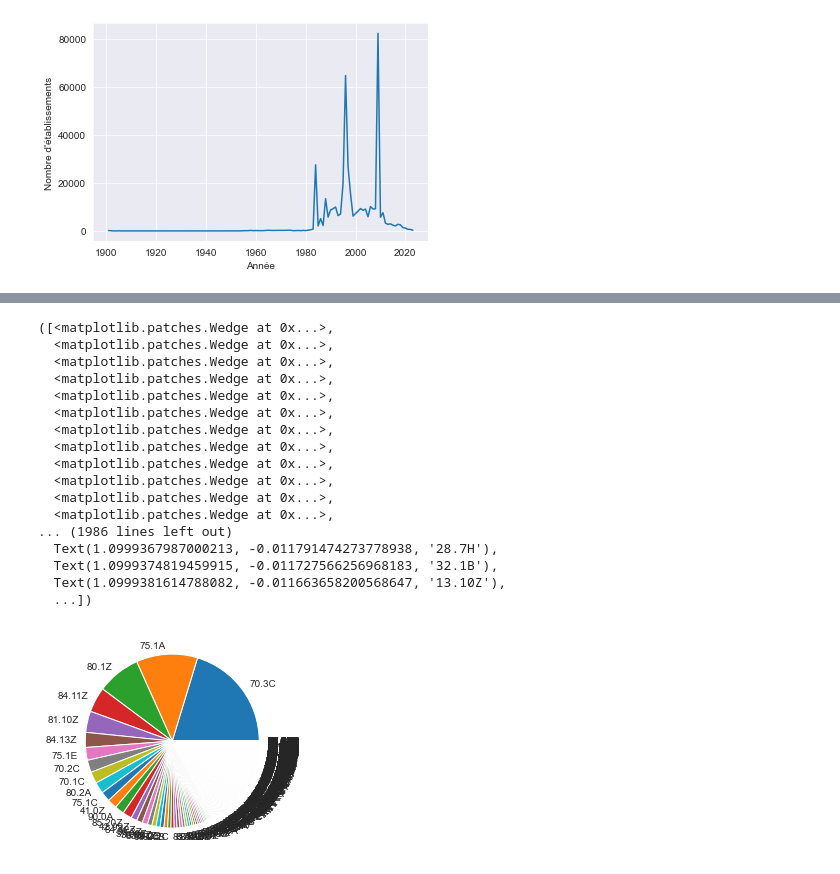
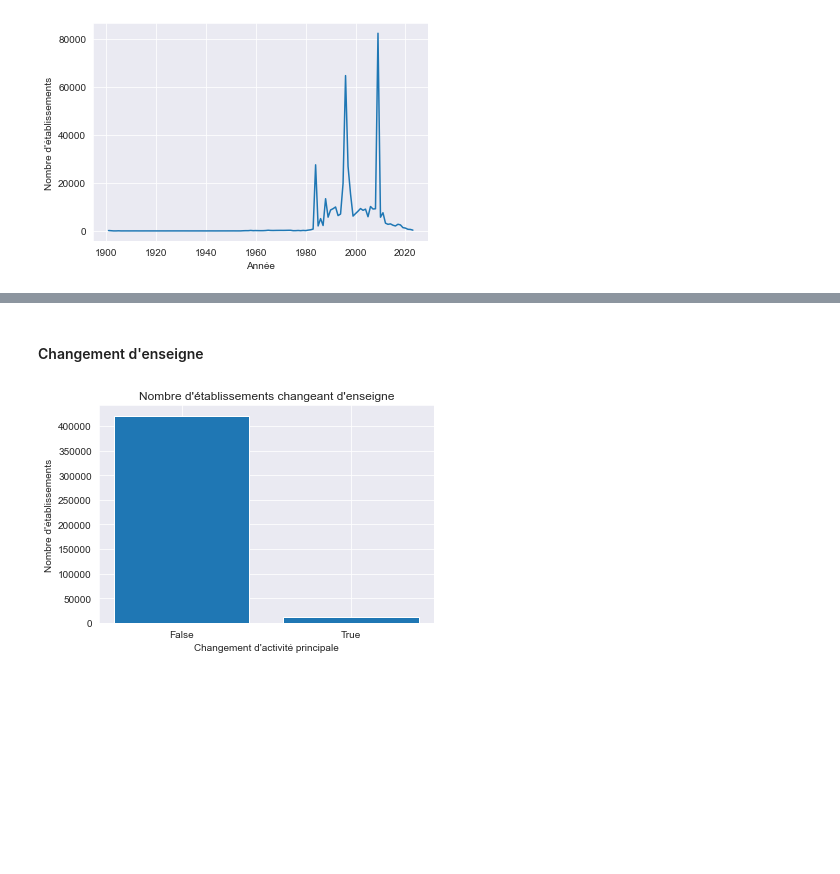
Before and after one commit to JonathanLouamba/Projet_GGVie, a Jupyter notebook: Detection_EtablissementHist_GGVIE.ipynb, the cells around one changed output, grey strips where cells are left out. Drawn from its saved outputs; the diff is of its cells as text; code cells hidden in the pictures; blank space fills up the shorter version.

Commit message:
graphique

```diff
--- a/Detection_EtablissementHist_GGVIE.ipynb
+++ b/Detection_EtablissementHist_GGVIE.ipynb
@@ -174,7 +144,7 @@ df.head(100)
 | 1900-01-01 | 6972848 | 11 | 697284800011 | A | False | NR | ... |
 | 1900-01-01 | 69708345 | 17 | 6970834500017 | A | False | NR | ... |
 # %%
-#df = df.set_index('dateDebut')
+df = df.set_index('dateDebut')
 
 # Agréger les données par année
 df_an = df.resample('A').count()
@@ -249,21 +211,15 @@ plt.pie(df['changementEnseigneEtablissement'].value_counts(normalize=True), labe
-# %%
-plt.pie(df['activitePrincipaleEtablissement'].value_counts(normalize=True), labels=df['activitePrincipaleEtablissement'].value_counts(normalize=True).index)
-# %% [output]
-([<matplotlib.patches.Wedge at 0x...>,
-  <matplotlib.patches.Wedge at 0x...>,
-  <matplotlib.patches.Wedge at 0x...>,
-  <matplotlib.patches.Wedge at 0x...>,
-  <matplotlib.patches.Wedge at 0x...>,
-  <matplotlib.patches.Wedge at 0x...>,
-  <matplotlib.patches.Wedge at 0x...>,
-  <matplotlib.patches.Wedge at 0x...>,
-  <matplotlib.patches.Wedge at 0x...>,
-  <matplotlib.patches.Wedge at 0x...>,
-  <matplotlib.patches.Wedge at 0x...>,
-  <matplotlib.patches.Wedge at 0x...>,
-... (1986 lines left out)
-  Text(1.0999367987000213, -0.011791474273778938, '28.7H'),
-  Text(1.0999374819459915, -0.011727566256968183, '32.1B'),
-  Text(1.0999381614788082, -0.011663658200568647, '13.10Z'),
-  ...])
-[figure, removed]
+# %% [markdown]
+#### Changement d'enseigne
+# %%
+plt.bar(df['changementEnseigneEtablissement'].value_counts().index,
+        df['changementEnseigneEtablissement'].value_counts().values)
+
+plt.title("Nombre d'établissements changeant d'enseigne")
+plt.xlabel("Changement d'activité principale")
+plt.ylabel("Nombre d'établissements")
+
+plt.xticks(df['changementEnseigneEtablissement'].value_counts().index, df['changementEnseigneEtablissement'].value_counts().index)
+
+plt.show()
+# %% [output]
+[figure, added]
```
Also changed, not shown: parts of 18 cells of this notebook.
